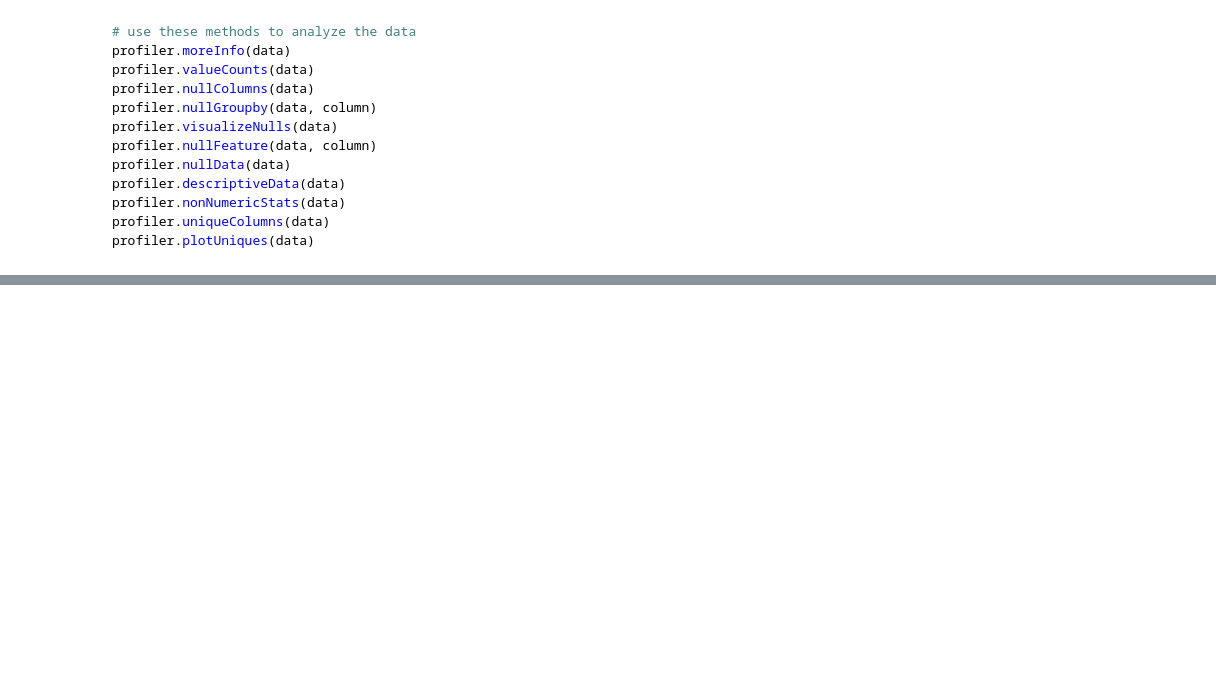
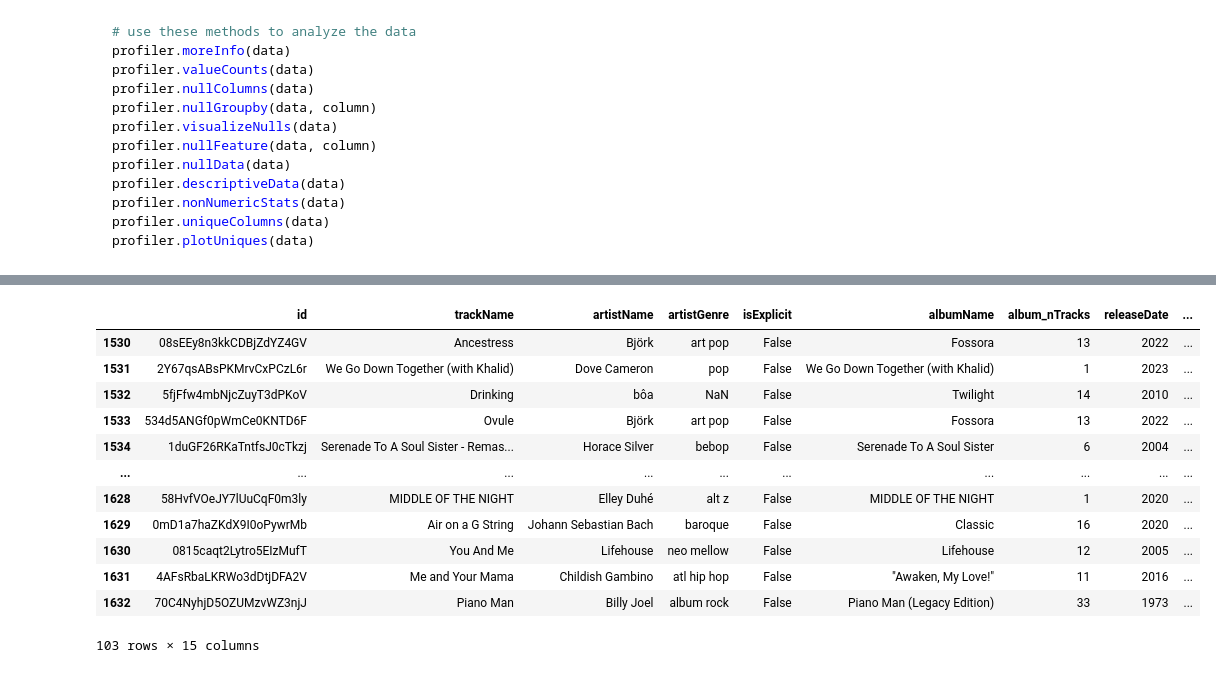
Before and after one commit to KatrinaJMD/IronHack, a Jupyter notebook: Project No.6/ProjectSpotipy.ipynb, the cells around one changed output, grey strips where cells are left out. Cells and saved outputs as stored; diff of their text form; code cells hidden in the pictures; blank space fills up the shorter version.

```diff
--- a/Project No.6/ProjectSpotipy.ipynb
+++ b/Project No.6/ProjectSpotipy.ipynb
@@ -927,0 +1081,8 @@ spotipyData
+# %%
+noGenre["identifier"] = noGenre.index
+noGenre.index = noGenre["identifier"]
+del noGenre["identifier"]
+
+noGenre["identifier"] = noGenre.index
+noGenre.reset_index(drop=True, inplace=True)
+noGenre.head()
@@ -927,0 +1211,16 @@ spotipyData
+# %%
+trackInfo[trackInfo["kmeans_cluster"] == 8]
+# %% [output]
+|  | id | trackName | artistName | artistGenre | isExplicit | albumName | album_nTracks | releaseDate | ... |
+| 1530 | 08sEEy8n3kkCDBjZdYZ4GV | Ancestress | Björk | art pop | False | Fossora | 13 | 2022 | ... |
+| 1531 | 2Y67qsABsPKMrvCxPCzL6r | We Go Down Together (with Khalid) | Dove Cameron | pop | False | We Go Down Together (with Khalid) | 1 | 2023 | ... |
+| 1532 | 5fjFfw4mbNjcZuyT3dPKoV | Drinking | bôa | NaN | False | Twilight | 14 | 2010 | ... |
+| 1533 | 534d5ANGf0pWmCe0KNTD6F | Ovule | Björk | art pop | False | Fossora | 13 | 2022 | ... |
+| 1534 | 1duGF26RKaTntfsJ0cTkzj | Serenade To A Soul Sister - Remas... | Horace Silver | bebop | False | Serenade To A Soul Sister | 6 | 2004 | ... |
+| ... | ... | ... | ... | ... | ... | ... | ... | ... | ... |
+| 1628 | 58HvfVOeJY7lUuCqF0m3ly | MIDDLE OF THE NIGHT | Elley Duhé | alt z | False | MIDDLE OF THE NIGHT | 1 | 2020 | ... |
+| 1629 | 0mD1a7haZKdX9I0oPywrMb | Air on a G String | Johann Sebastian Bach | baroque | False | Classic | 16 | 2020 | ... |
+| 1630 | 0815caqt2Lytro5EIzMufT | You And Me | Lifehouse | neo mellow | False | Lifehouse | 12 | 2005 | ... |
+| 1631 | 4AFsRbaLKRWo3dDtjDFA2V | Me and Your Mama | Childish Gambino | atl hip hop | False | "Awaken, My Love!" | 11 | 2016 | ... |
+| 1632 | 70C4NyhjD5OZUMzvWZ3njJ | Piano Man | Billy Joel | album rock | False | Piano Man (Legacy Edition) | 33 | 1973 | ... |
+103 rows × 15 columns
```
Also changed, not shown: parts of 25 cells of this notebook, 9 other files.
